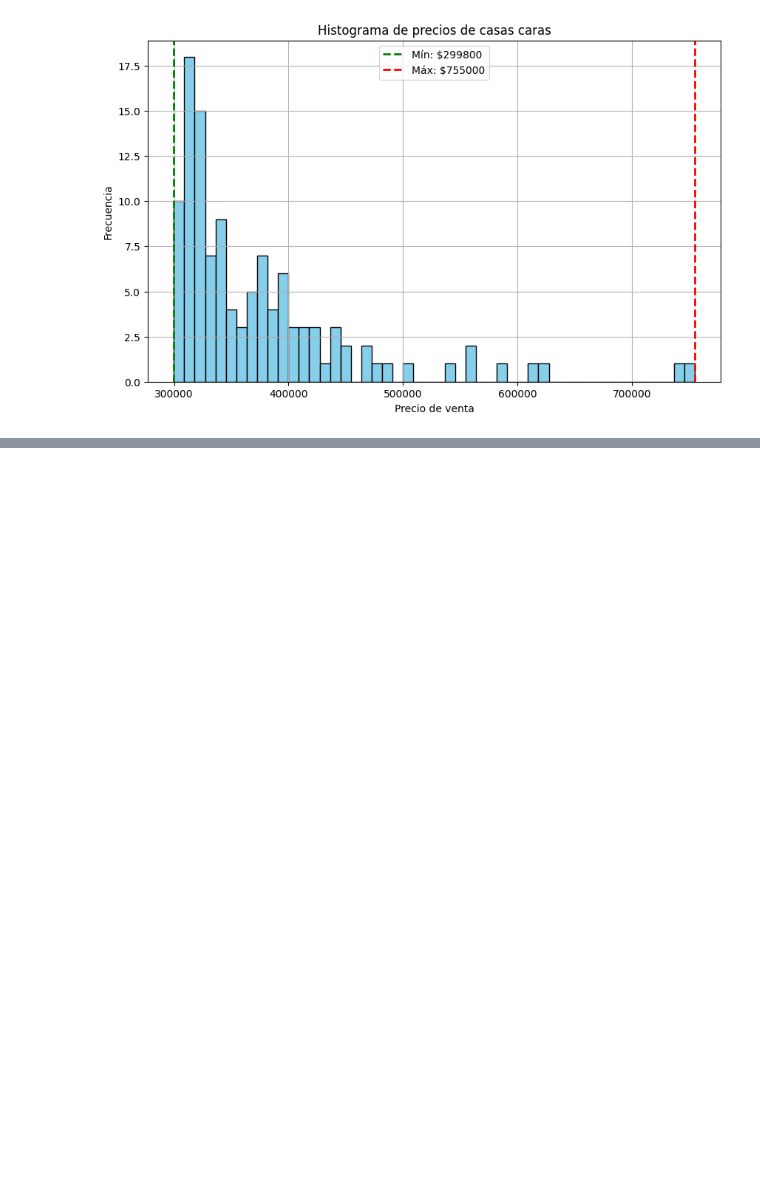
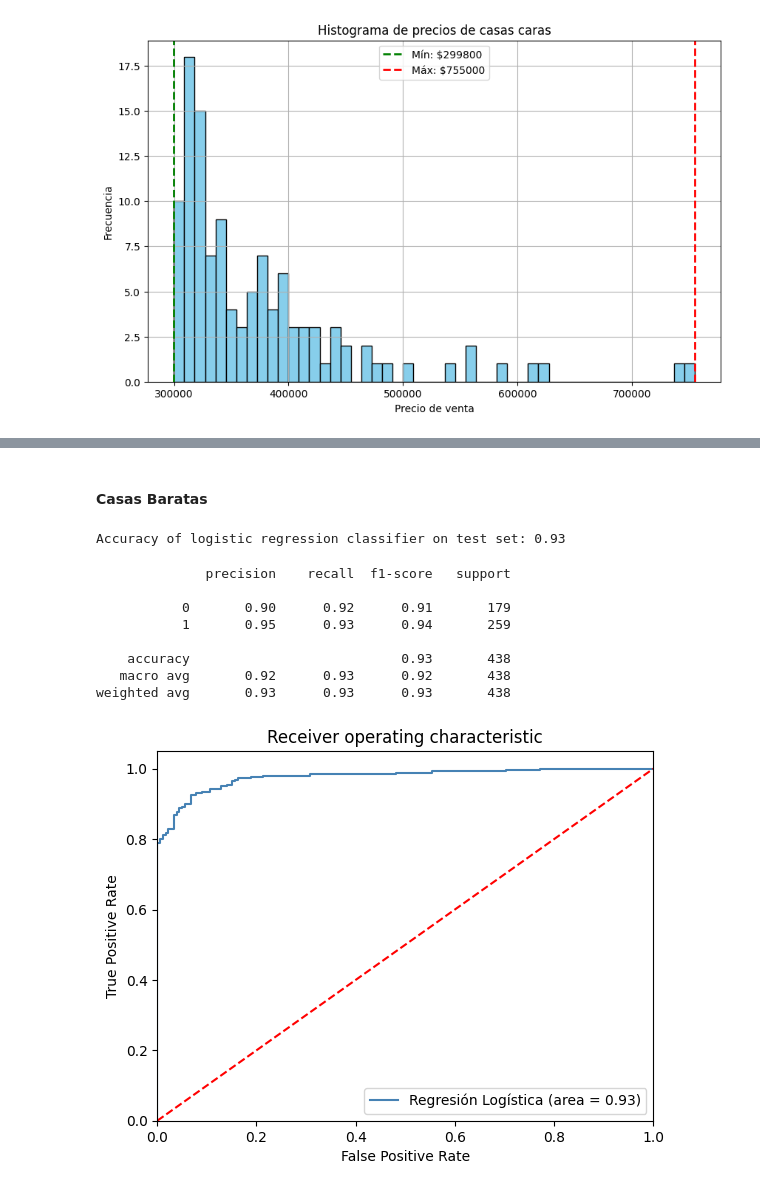
Before and after one commit to DiegoDuaS/LogisticRegression, a Jupyter notebook: actividades.ipynb, the cells around one changed output, grey strips where cells are left out. Saved outputs shown, nothing was run; the diff lists cells and outputs as text; code cells hidden in the pictures; blank space fills up the shorter version.

Commit message:
feat: models for cheap, medium and expensive houses. Also the final model

```diff
--- a/actividades.ipynb
+++ b/actividades.ipynb
@@ -88,8 +88,15 @@ medio     518
 caro      116
 dtype: int64
 # %%
-logReg.drop_many_nulls(house_prices)
+house_prices = logReg.drop_many_nulls(house_prices)
 
+# Calcular el promedio de los valores no nulos
+promedio = house_prices["LotFrontage"].mean()
+promedioYear = house_prices["GarageYrBlt"].mean()
+
+# Reemplazar los NaN con el promedio
+house_prices["LotFrontage"].fillna(promedio, inplace=True)
+house_prices["GarageYrBlt"].fillna(promedioYear, inplace=True)
 
 cheapHouses = logReg.trans_categorical(house_prices).drop(['price_group', 'medio', 'caro'], axis=1)
 mediumHouses = logReg.trans_categorical(house_prices).drop(['price_group', 'barato', 'caro'], axis=1)
@@ -177,0 +218,49 @@ Precio máximo (caro): $755000
+# %% [markdown]
+#### Casas Baratas
+# %%
+from sklearn.model_selection import train_test_split
+
+yCheap = cheapHouses.pop("barato")
+XCheap = cheapHouses
+XCheap.drop(["SalePrice"], axis=1, inplace=True)
+XCheap_train, XCheap_test,yCheap_train, yCheap_test = train_test_split(XCheap, yCheap,test_size=0.3,train_size=0.7)
+# %%
+from sklearn.linear_model import LogisticRegression
+
+logReg = LogisticRegression(solver='liblinear')
+result = logReg.fit(XCheap_train,yCheap_train)
+# %%
+yCheap_pred = logReg.predict(XCheap_test)
+print('Accuracy of logistic regression classifier on test set: {:.2f}'.format(logReg.score(XCheap_test, yCheap_test)))
+# %% [output]
+Accuracy of logistic regression classifier on test set: 0.93
+# %%
+from sklearn.metrics import roc_auc_score
+from sklearn.metrics import roc_curve
+from sklearn.metrics import classification_report
+
+print(classification_report(yCheap_test,yCheap_pred))
+
+logit_roc_auc = roc_auc_score(yCheap_test, logReg.predict(XCheap_test))
+fpr, tpr, thresholds = roc_curve(yCheap_test, logReg.predict_proba(XCheap_test)[:,1])
+plt.figure()
+plt.plot(fpr, tpr, label='Regresión Logística (area = %0.2f)' % logit_roc_auc, color="steelblue")
+plt.plot([0, 1], [0, 1],'r--')
+plt.xlim([0.0, 1.0])
+plt.ylim([0.0, 1.05])
+plt.xlabel('False Positive Rate')
+plt.ylabel('True Positive Rate')
+plt.title('Receiver operating characteristic')
+plt.legend(loc="lower right")
+plt.savefig('Log_ROC')
+plt.show()
+# %% [output]
+              precision    recall  f1-score   support
+
+           0       0.90      0.92      0.91       179
+           1       0.95      0.93      0.94       259
+
+    accuracy                           0.93       438
+   macro avg       0.92      0.93      0.92       438
+weighted avg       0.93      0.93      0.93       438
+[figure, added]
```
Also changed, not shown: parts of 26 cells of this notebook, 2 other files.
